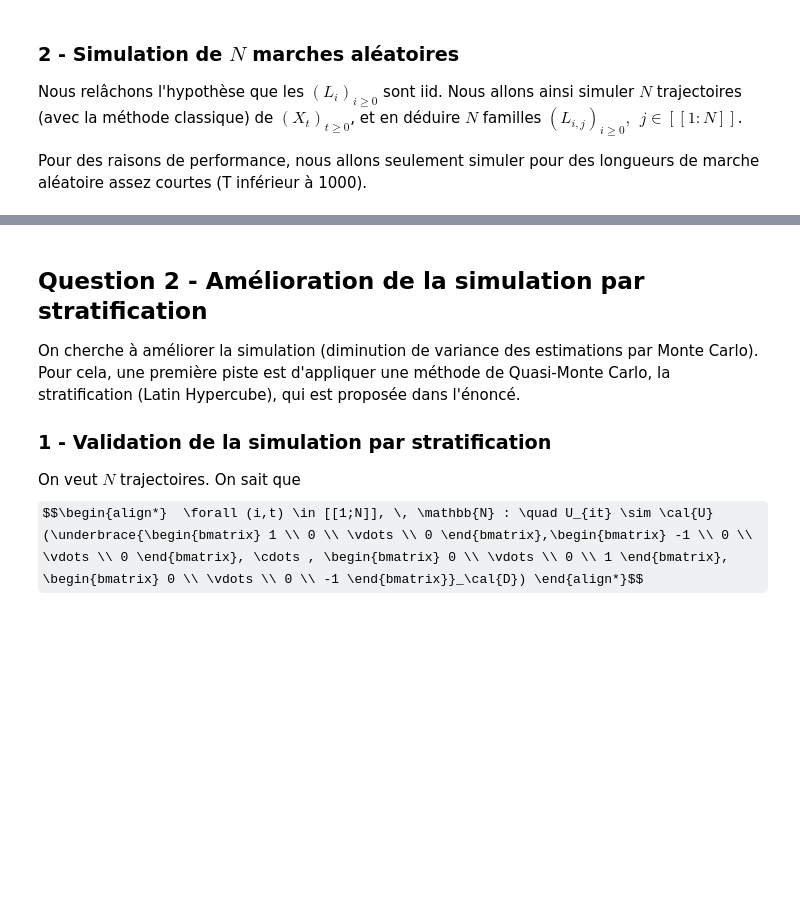
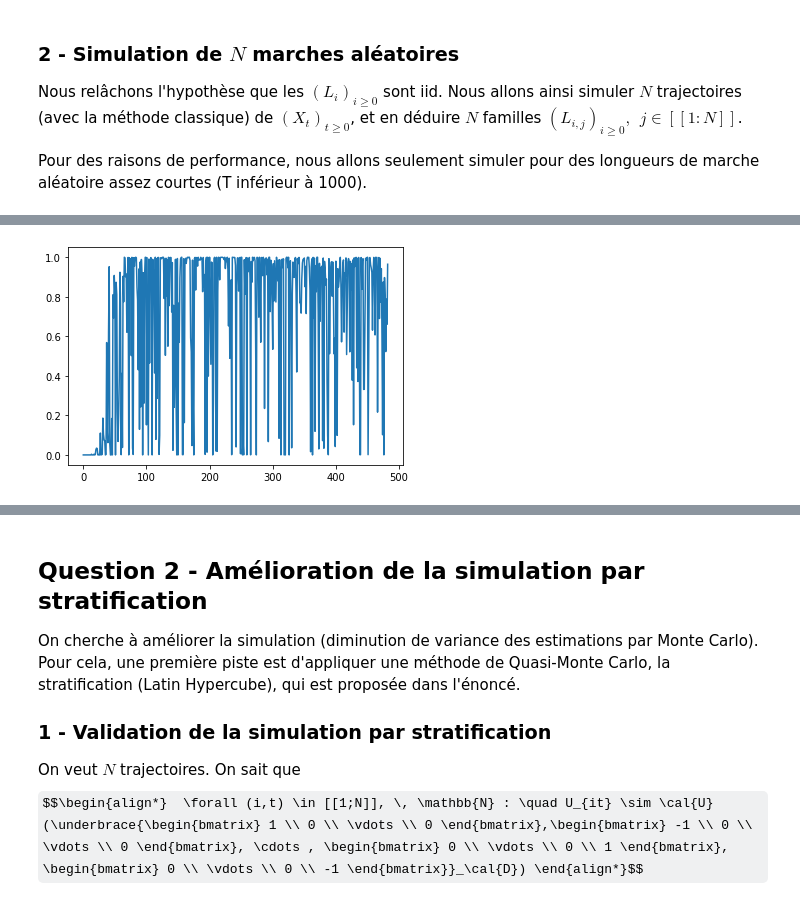
Before and after one commit to LittleBabyPanda/MCProject, a Jupyter notebook: MC_notebook.ipynb, the cells around one changed output, grey strips where cells are left out. Drawn from its saved outputs; the diff is of its cells as text; code cells hidden in the pictures; some formulas as TeX source; blank space fills up the shorter version.

```diff
--- a/MC_notebook.ipynb
+++ b/MC_notebook.ipynb
@@ -303,0 +301,14 @@ La corrélation moyenne est assez faible en moyenne, mais il y a beaucoup d'outl
+# %%
+''' Test d'indépendance 2-à-2 '''
+
+# On veut une matrice qui regroupe les p-valeurs des tests
+
+ttest = np.zeros((Q,Q))
+nbr_grandes_p_values = 0
+
+for i in range(Q):
+    for k in range(Q):
+        ttest[i,k] = sct.ttest_ind(L_rei,k] != 1 and ttest[i,k] > 0.05:
+            nbr_grandes_p_values += 1
+
+nbr_grandes_p_values
@@ -303,0 +329,23 @@ La corrélation moyenne est assez faible en moyenne, mais il y a beaucoup d'outl
+# %%
+''' Test d'identique distribution '''
+
+# Cette étape est délicate, les résultats seront approximatifs
+
+# On commence par calculer une moyenne d'histogramme, qui sera une estimation (Monte Carlo) de la distribution des L_i.
+
+histos = [np.histogram(L_regroup[i], bins=range(31), density=False) for i in range(Q)] # Liste regroupant tous les histogrammes, que l'on borne à 30 pour avoir une uniformité des calculs
+
+distrib_estimate = (pd.DataFrame(histos)[0].mean(),np.arange(0,31)) # Cet objet contient l'estimation. C'est l' "expected value" des histogrammes
+
+# Ensuite on réalise Q-1 tests pour savoir si chacune des variables L_i suit probablement cette loi
+
+chi2 = [] # La liste va contenir toutes les stats des tests du chi2
+for i in np.arange(1,Q-1):
+    stat = pd.Series((histos[i][0]-distrib_estimate[0])**2/distrib_estimate[0]).sum() # On calcule la statistique de test
+    chi2.append(stat)
+
+chi2 = pd.Series(chi2)
+plt.plot(1 - sct.chi2.cdf(chi2, df=29)) # On plotte les p-valeurs
+plt.show()
+# %% [output]
+[figure, added]
```
Also changed, not shown: parts of 21 cells of this notebook.
